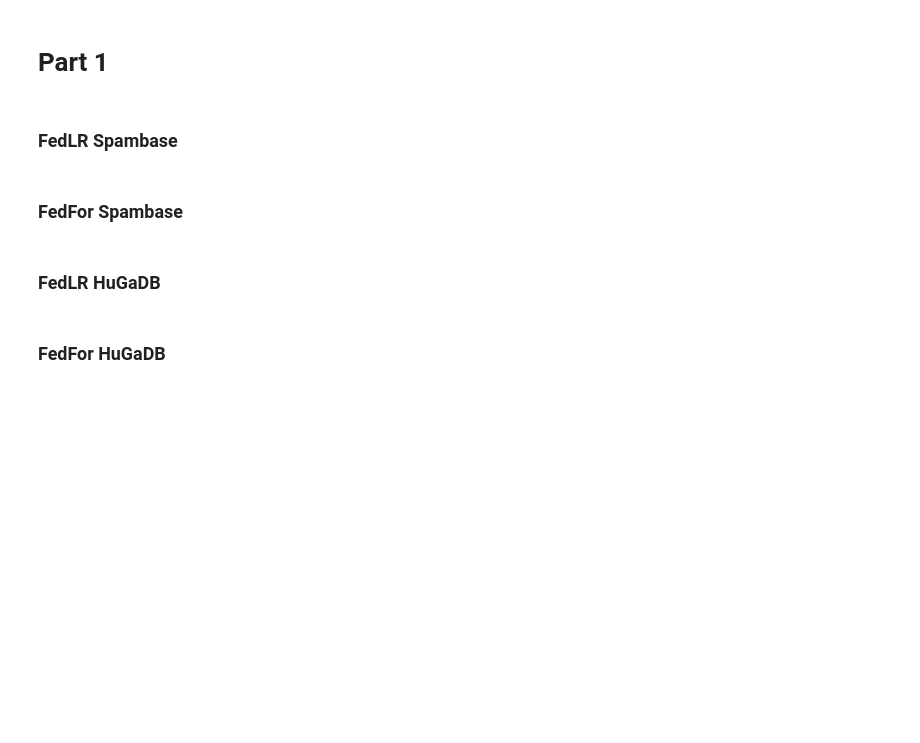
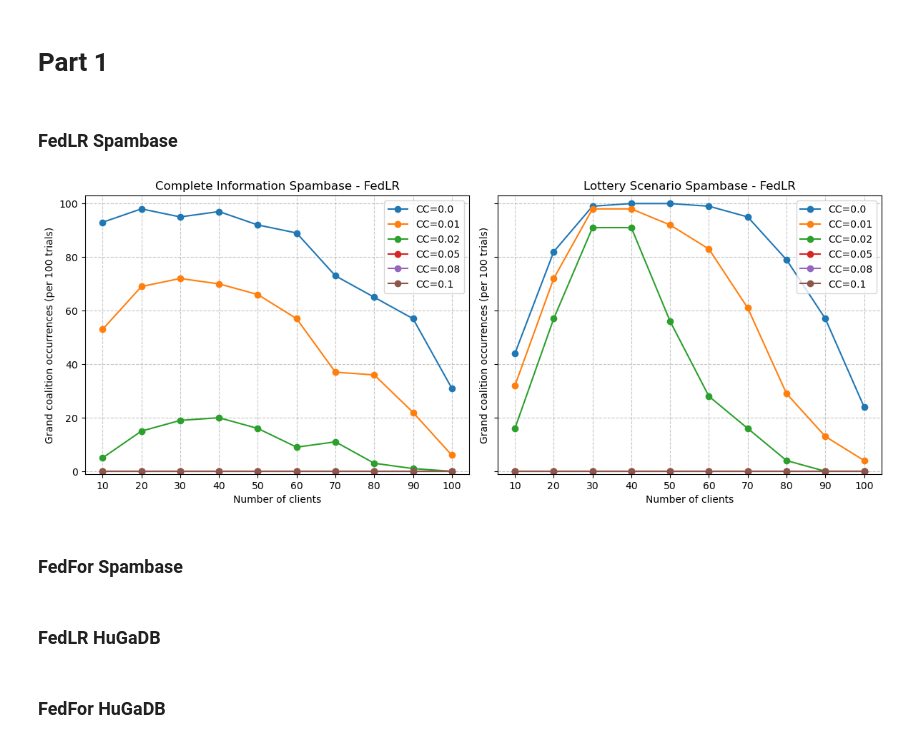
Before and after one commit to abbaszal/FederatedLearningNELottery, a Jupyter notebook: src/plots.ipynb, the cells around one changed output. Cells and saved outputs as stored; diff of their text form; code cells hidden in the pictures; blank space fills up the shorter version.

```diff
--- a/src/plots.ipynb
+++ b/src/plots.ipynb
@@ -80,15 +80,18 @@ def plot_coalition_results(base_save_dir, dataset_name, approach_name):
     filename = f"{dataset_name.lower()}_{approach_name.lower()}.pdf"
     save_path = os.path.join(figs_dir, filename)
     fig.savefig(save_path, bbox_inches="tight")
-    plt.close(fig)
+    plt.draw()
+    #plt.close(fig)
 # %% [markdown]
 ### FedLR Spambase
 # %%
 plot_coalition_results(
-    base_save_dir="/results/spambase_fedlr_tree_comcost",
+    base_save_dir="../results/spambase_fedlr_tree_comcost",
     dataset_name="Spambase",
     approach_name="FedLR"
 )
+# %% [output]
+[figure, added]
 # %% [markdown]
 ### FedFor Spambase
 # %%
```
Also changed, not shown: parts of 15 cells of this notebook, 24 other files.
